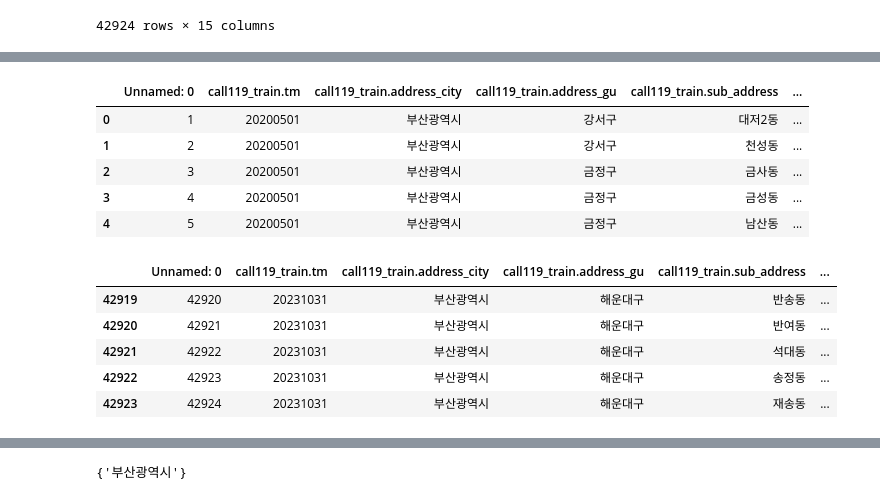
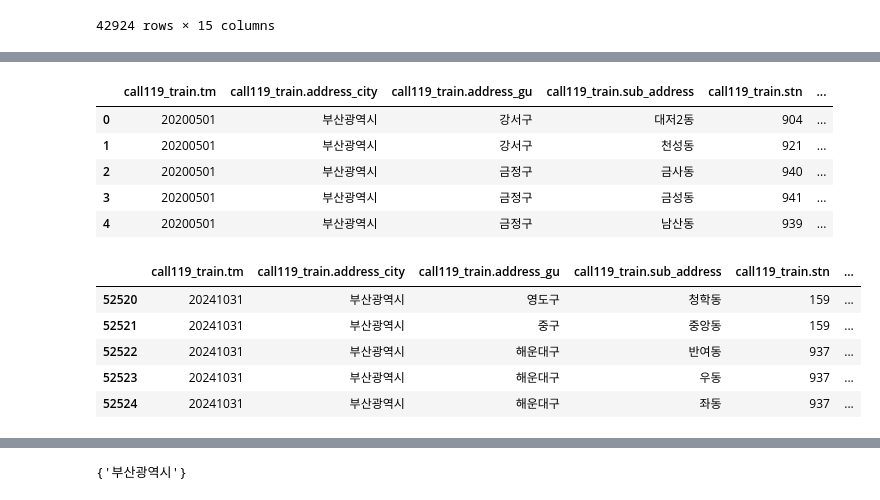
Before and after one commit to MK00098/Weather_Project, a Jupyter notebook: EDA_LSH.ipynb, the cells around one changed output, grey strips where cells are left out. Cells and saved outputs as stored; diff of their text form; code cells hidden in the pictures.

```diff
--- a/EDA_LSH.ipynb
+++ b/EDA_LSH.ipynb
@@ -26,3 +28,7 @@ data_call119
 | 42922 | 42923 | 20231031 | 부산광역시 | 해운대구 | 송정동 | ... |
 | 42923 | 42924 | 20231031 | 부산광역시 | 해운대구 | 재송동 | ... |
 42924 rows × 15 columns
+# %%
+# Index 열 (첫번째) 제거
+data_call119 = data_call119.drop('Unnamed: 0', axis=1)
+data_call119
@@ -28,0 +49,5 @@ data_call119
+# %%
+test_call119 = pd.read_csv('test_call119.csv', encoding='cp949')
+
+# test_call119['call_count'] = test_call119['call_count'].fillna(0) # 추후 nan을 포함한 행을 제거할 때 데이터가 삭제되지 않도록 call_count의 nan을 0으로 변환환
+test_call119
@@ -28,0 +68,6 @@ data_call119
+# %%
+# 전처리를 위해 train과 test 파일을 병합합
+test_call119.columns = data_call119.columns # df1의 열 이름을 기준으로 df2도 맞춤
+
+combined_df_call119 = pd.concat([data_call119, test_call119], axis=0, ignore_index=True)
+combined_df_call119
@@ -29,18 +100,18 @@ data_call119
 # %%
-data_call119.head()
+combined_df_call119.head()
 # %% [output]
-|  | Unnamed: 0 | call119_train.tm | call119_train.address_city | call119_train.address_gu | call119_train.sub_address | ... |
-| 0 | 1 | 20200501 | 부산광역시 | 강서구 | 대저2동 | ... |
-| 1 | 2 | 20200501 | 부산광역시 | 강서구 | 천성동 | ... |
-| 2 | 3 | 20200501 | 부산광역시 | 금정구 | 금사동 | ... |
-| 3 | 4 | 20200501 | 부산광역시 | 금정구 | 금성동 | ... |
-| 4 | 5 | 20200501 | 부산광역시 | 금정구 | 남산동 | ... |
+|  | call119_train.tm | call119_train.address_city | call119_train.address_gu | call119_train.sub_address | call119_train.stn | ... |
+| 0 | 20200501 | 부산광역시 | 강서구 | 대저2동 | 904 | ... |
+| 1 | 20200501 | 부산광역시 | 강서구 | 천성동 | 921 | ... |
+| 2 | 20200501 | 부산광역시 | 금정구 | 금사동 | 940 | ... |
+| 3 | 20200501 | 부산광역시 | 금정구 | 금성동 | 941 | ... |
+| 4 | 20200501 | 부산광역시 | 금정구 | 남산동 | 939 | ... |
 # %%
-data_call119.tail()
+combined_df_call119.tail()
 # %% [output]
-|  | Unnamed: 0 | call119_train.tm | call119_train.address_city | call119_train.address_gu | call119_train.sub_address | ... |
-| 42919 | 42920 | 20231031 | 부산광역시 | 해운대구 | 반송동 | ... |
-| 42920 | 42921 | 20231031 | 부산광역시 | 해운대구 | 반여동 | ... |
-| 42921 | 42922 | 20231031 | 부산광역시 | 해운대구 | 석대동 | ... |
-| 42922 | 42923 | 20231031 | 부산광역시 | 해운대구 | 송정동 | ... |
-| 42923 | 42924 | 20231031 | 부산광역시 | 해운대구 | 재송동 | ... |
+|  | call119_train.tm | call119_train.address_city | call119_train.address_gu | call119_train.sub_address | call119_train.stn | ... |
+| 52520 | 20241031 | 부산광역시 | 영도구 | 청학동 | 159 | ... |
+| 52521 | 20241031 | 부산광역시 | 중구 | 중앙동 | 159 | ... |
+| 52522 | 20241031 | 부산광역시 | 해운대구 | 반여동 | 937 | ... |
+| 52523 | 20241031 | 부산광역시 | 해운대구 | 우동 | 937 | ... |
+| 52524 | 20241031 | 부산광역시 | 해운대구 | 좌동 | 937 | ... |
```
Also changed, not shown: parts of 80 cells of this notebook.
